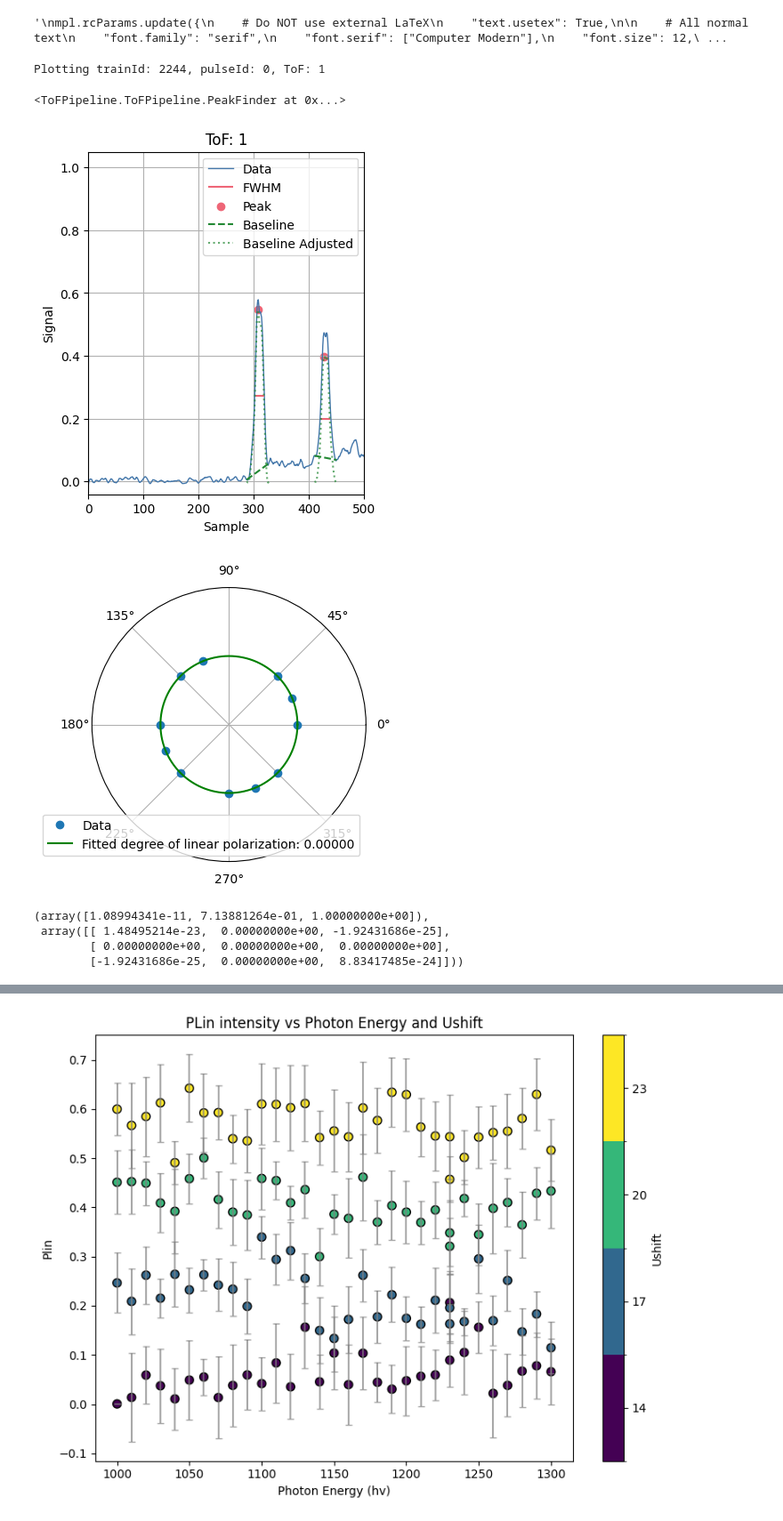
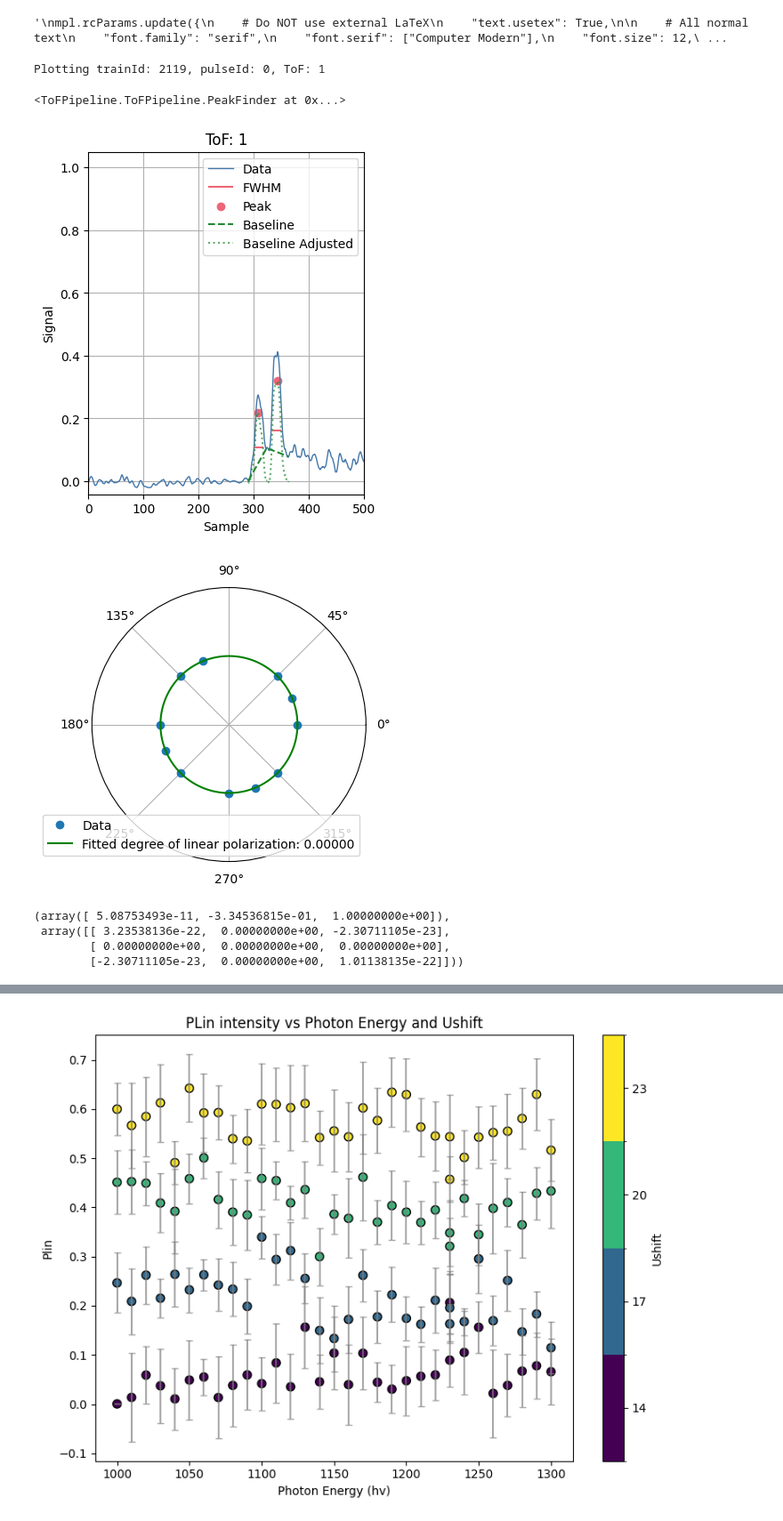
Before and after one commit to XAC-CFEL/PolScope, a Jupyter notebook: test.ipynb, the cells around one changed output, grey strips where cells are left out. Shown at 89% size. Cells and saved outputs as stored; diff of their text form; code cells hidden in the pictures.

```diff
--- a/test.ipynb
+++ b/test.ipynb
@@ -22,7 +22,7 @@ mpl.rcParams.update({
 # %%
 importlib.reload(ToFPipeline)
 ToFPipeline.GlobalConfig.load("ToFPipeline/config.yaml")
-runNo=2244
+runNo=2119
 # %%
 raw = """
 > |Photon Energy|daq_run|Ugap|Ushift
@@ -159,14 +159,14 @@ raw = """
 data = ToFPipeline.NXSLoader("data").load(runNumbers=[runNo]).defaultPreprocessing(baselineRegion=[1800,1850])
 # %%
 #%matplotlib widget
-results = ToFPipeline.PeakFinder(data.data).stack().smooth().smooth().normalize().process(threshold=0.01,peakNo=1,roi=[0,500],minWidth=False,symmetric=False,slopeLength=3, slopeStartHeight=0.5).dataframe()
+results = ToFPipeline.PeakFinder(data.data).stack().tShift().smooth().smooth().normalize().process(threshold=0.01,peakNo=1,roi=[0,500],minWidth=False,symmetric=False,slopeLength=3, slopeStartHeight=0.5).dataframe()
 results.results["pos"] = results.results["pos"] + 0
 #results.fitGaussians(useUpperHalf=False,multiGauss=[3,1],roiWidthMultiplier=2.0)
 results.plotSingle(ToF=1,logScale=False,xmin=0,xmax=500,figsize=(4,5),showGaussianFit=False)
 # %% [output]
-Plotting trainId: 2244, pulseId: 0, ToF: 1
+Plotting trainId: 2119, pulseId: 0, ToF: 1
 <ToFPipeline.ToFPipeline.PeakFinder at 0x...>
-[figure, old version]
+[figure, new version]
 # %%
 #results.plot(xmin=0,xmax=500,logScale=False)
 # %%
@@ -222,10 +222,10 @@ calib = ToFPipeline.Calibrate(results.results).transmission(peakNo=peakNo,setBet
 ToFPipeline.Fitter(results.results).pol(transParam=calib,peakNo=peakNo,beta=beta,intMethod=method)
 # %% [output]
 [figure]
-(array([1.08994341e-11, 7.13881264e-01, 1.00000000e+00]),
- array([[ 1.48495214e-23,  0.00000000e+00, -1.92431686e-25],
+(array([ 5.08753493e-11, -3.34536815e-01,  1.00000000e+00]),
+ array([[ 3.23538136e-22,  0.00000000e+00, -2.30711105e-23],
         [ 0.00000000e+00,  0.00000000e+00,  0.00000000e+00],
-        [-1.92431686e-25,  0.00000000e+00,  8.83417485e-24]]))
+        [-2.30711105e-23,  0.00000000e+00,  1.01138135e-22]]))
 # %%
 import pandas as pd
 from io import StringIO
```
Also changed, not shown: parts of 6 cells of this notebook, 7 other files.
